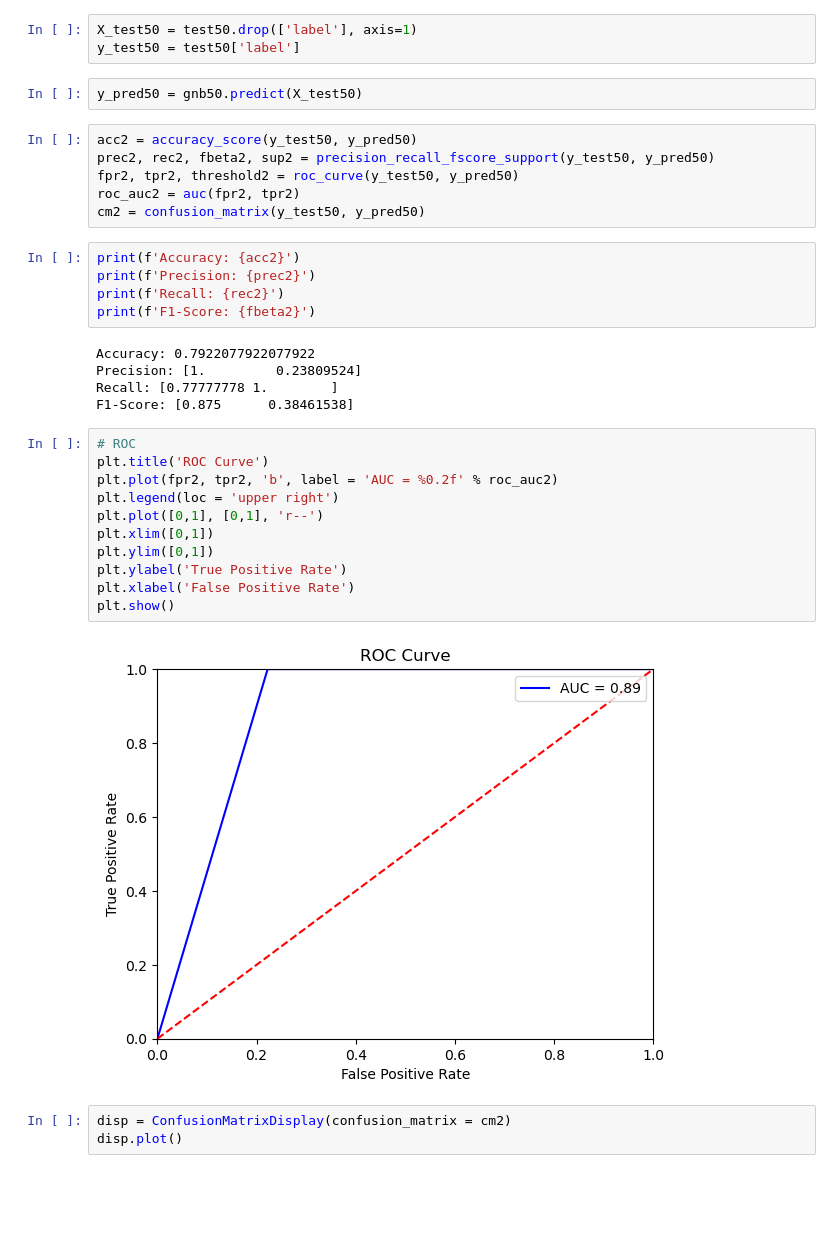
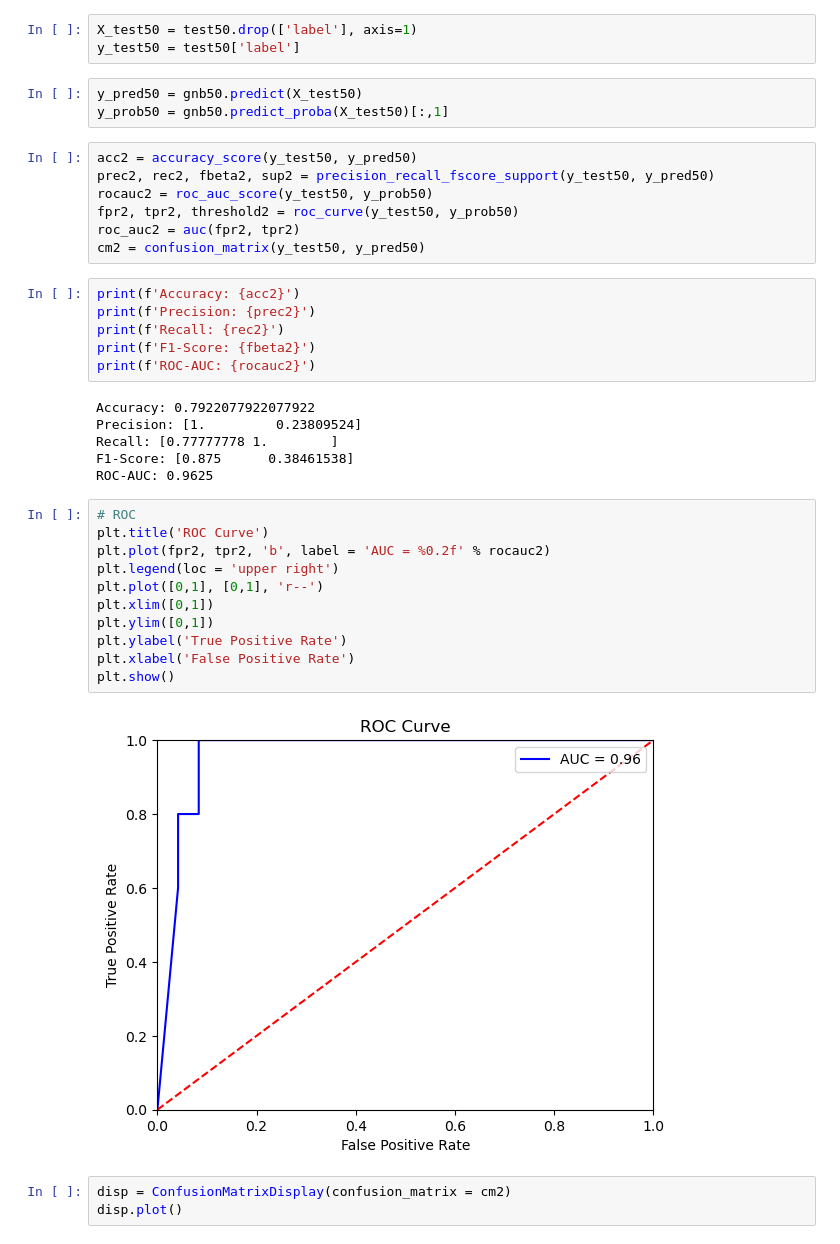
Before and after one commit to MrAlphalfa97/CECS_550, a Jupyter notebook: Models/GNB.ipynb, the cells around one changed output. Cells and saved outputs as stored; diff of their text form; blank space fills up the shorter version.

```diff
--- a/Models/GNB.ipynb
+++ b/Models/GNB.ipynb
@@ -107,10 +110,12 @@ X_test50 = test50.drop(['label'], axis=1)
 y_test50 = test50['label']
 # %%
 y_pred50 = gnb50.predict(X_test50)
+y_prob50 = gnb50.predict_proba(X_test50)[:,1]
 # %%
 acc2 = accuracy_score(y_test50, y_pred50)
 prec2, rec2, fbeta2, sup2 = precision_recall_fscore_support(y_test50, y_pred50)
-fpr2, tpr2, threshold2 = roc_curve(y_test50, y_pred50)
+rocauc2 = roc_auc_score(y_test50, y_prob50)
+fpr2, tpr2, threshold2 = roc_curve(y_test50, y_prob50)
 roc_auc2 = auc(fpr2, tpr2)
 cm2 = confusion_matrix(y_test50, y_pred50)
 # %%
@@ -118,24 +123,26 @@ print(f'Accuracy: {acc2}')
 print(f'Precision: {prec2}')
 print(f'Recall: {rec2}')
 print(f'F1-Score: {fbeta2}')
+print(f'ROC-AUC: {rocauc2}')
 # %% [output]
 Accuracy: 0.7922077922077922
 Precision: [1.         0.23809524]
 Recall: [0.77777778 1.        ]
 F1-Score: [0.875      0.38461538]
+ROC-AUC: 0.9625
 # %%
 # ROC
 plt.title('ROC Curve')
-plt.plot(fpr2, tpr2, 'b', label = 'AUC = %0.2f' % roc_auc2)
+plt.plot(fpr2, tpr2, 'b', label = 'AUC = %0.2f' % rocauc2)
 plt.legend(loc = 'upper right')
 plt.plot([0,1], [0,1], 'r--')
 plt.xlim([0,1])
 plt.ylim([0,1])
 plt.ylabel('True Positive Rate')
 plt.xlabel('False Positive Rate')
 plt.show()
 # %% [output]
-[figure, old version]
+[figure, new version]
 # %%
 disp = ConfusionMatrixDisplay(confusion_matrix = cm2)
 disp.plot()
```
Also changed, not shown: parts of 10 cells of this notebook, 1 other file.
